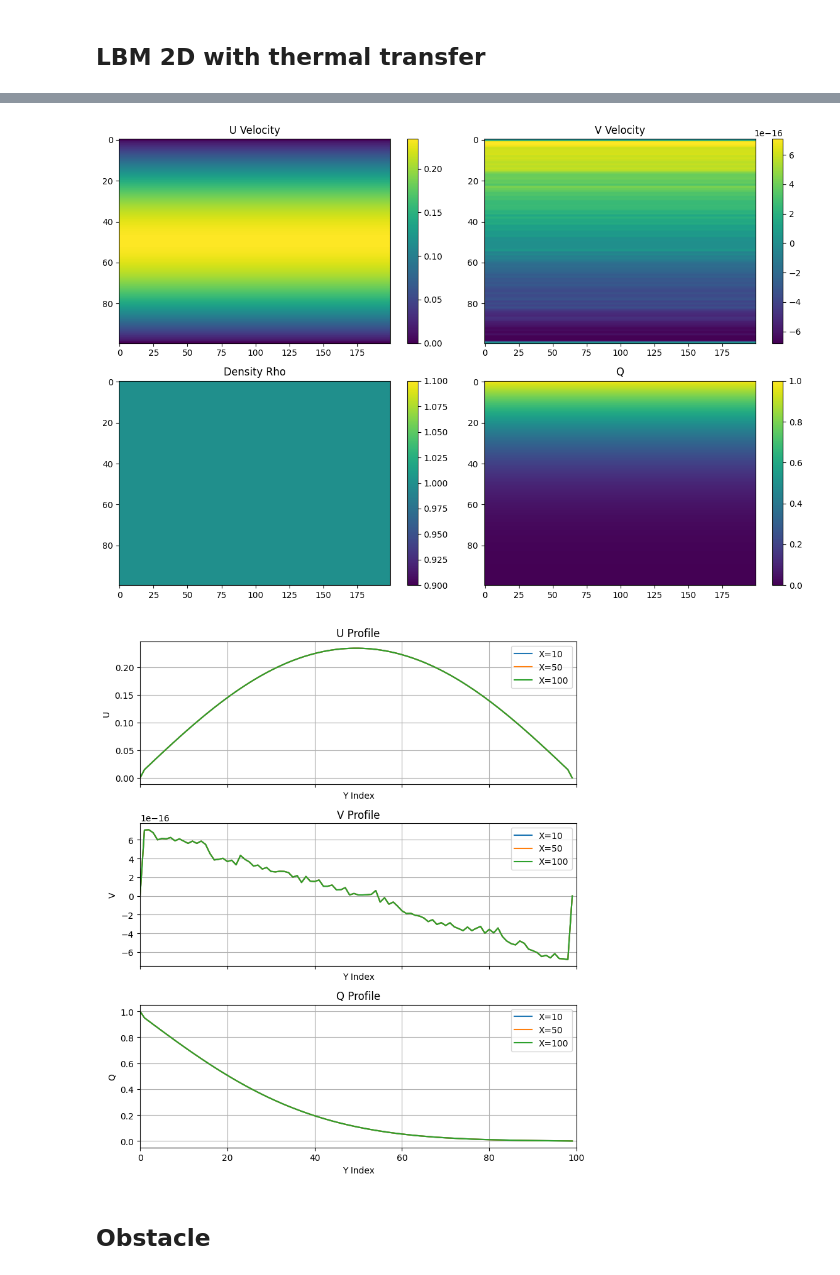
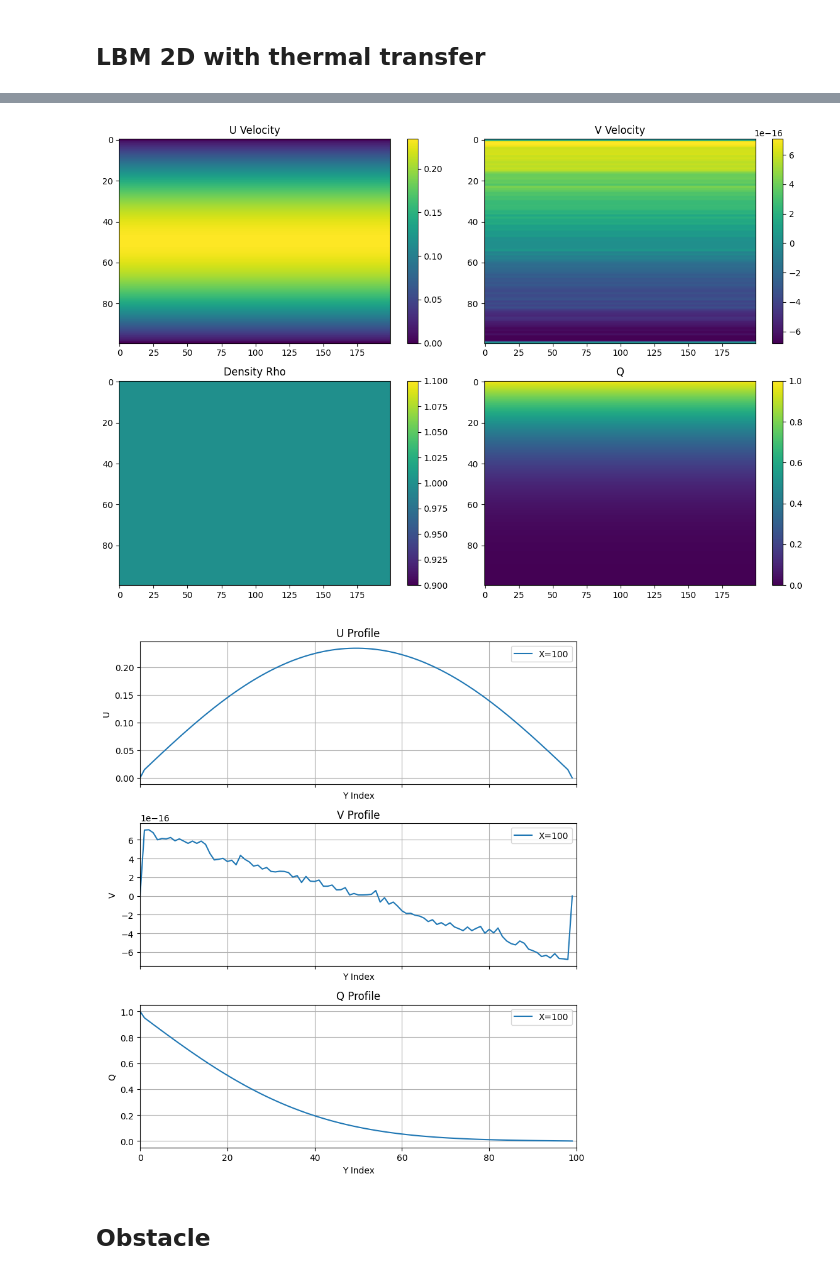
Before and after one commit to LouisPauchet/2024_INSA_LBM, a Jupyter notebook: LBM_2D_Live.ipynb, the cells around one changed output, grey strips where cells are left out. Drawn from its saved outputs; the diff is of its cells as text; code cells hidden in the pictures.

```diff
--- a/LBM_2D_Live.ipynb
+++ b/LBM_2D_Live.ipynb
@@ -5,45 +5,45 @@ import matplotlib.pyplot as plt
 # %% [markdown]
 ## LBM 2D with thermal transfer
 # %%
-def boundary(sim):
-        """
-        Apply boundary conditions.
-        """
-        sim.Q[:, 0] = 1
-        sim.Q[:, sim.Ny - 1] = 0
+        def boundary(sim):
+                """
+                Apply boundary conditions.
+                """
+                sim.Q[:, 0] = 1
+                sim.Q[:, sim.Ny - 1] = 0
 
-        sim.XF[:, 0, 4, :] = sim.XF[:, 0, 3, :]
-        sim.XF[:, 0, 6, :] = sim.XF[:, 0, 5, :]
-        sim.XF[:, 0, 7, :] = sim.XF[:, 0, 8, :]
+                sim.XF[:, 0, 4, :] = sim.XF[:, 0, 3, :]
+                sim.XF[:, 0, 6, :] = sim.XF[:, 0, 5, :]
+                sim.XF[:, 0, 7, :] = sim.XF[:, 0, 8, :]
 
-        sim.XF[:, sim.Ny - 1, 3, :] = sim.XF[:, sim.Ny - 1, 4, :]
-        sim.XF[:, sim.Ny - 1, 5, :] = sim.XF[:, sim.Ny - 1, 6, :]
-        sim.XF[:, sim.Ny - 1, 8, :] = sim.XF[:, sim.Ny - 1, 7, :]
+                sim.XF[:, sim.Ny - 1, 3, :] = sim.XF[:, sim.Ny - 1, 4, :]
+                sim.XF[:, sim.Ny - 1, 5, :] = sim.XF[:, sim.Ny - 1, 6, :]
+                sim.XF[:, sim.Ny - 1, 8, :] = sim.XF[:, sim.Ny - 1, 7, :]
 
-        sim.XF[0, :, :, :] = sim.XF[sim.Nx - 2, :, :, :]
-        sim.XF[sim.Nx - 1, :, :, :] = sim.XF[1, :, :, :]
+                sim.XF[0, :, :, :] = sim.XF[sim.Nx - 2, :, :, :]
+                sim.XF[sim.Nx - 1, :, :, :] = sim.XF[1, :, :, :]
 
-        sim.equilibrium()
-        sim.XF[:, 0, :, 1] = sim.XFEQ[:, 0, :, 1]
-        sim.XF[:, sim.Ny - 1, :, 1] = sim.XFEQ[:, sim.Ny - 1, :, 1]
+                sim.equilibrium()
+                sim.XF[:, 0, :, 1] = sim.XFEQ[:, 0, :, 1]
+                sim.XF[:, sim.Ny - 1, :, 1] = sim.XFEQ[:, sim.Ny - 1, :, 1]
 
-Nx, Ny = 200, 100
-lbm = LatticeBoltzmann2D(Nx, Ny, U0=0.3, Tau=2.0, nt=1000)
+        Nx, Ny = 200, 100
+        lbm = LatticeBoltzmann2D(Nx, Ny, U0=0.3, Tau=2.0, nt=1000)
 
-lbm.add_boundary_condition(boundary)
+        lbm.add_boundary_condition(boundary)
 
-lbm.initialize()
+        lbm.initialize()
 
-lbm.plot_moments()
+        lbm.plot_moments(save="./figures/2D_heat_velocity_init.png")
 
-lbm.simulate()
+        lbm.simulate()
 
-lbm.plot_moments()
-lbm.plot_profile([10,50,100], ["U", 'V', 'Q'])
+        lbm.plot_moments(save="./figures/2D_heat_velocity_moments.png")
+        lbm.plot_profile([100], ["U", 'V', 'Q'], save="./figures/2D_heat_velocity_profiles.png")
 # %% [output]
 [figure]
 [figure]
-[figure, old version]
+[figure, new version]
 # %% [markdown]
 ## Obstacle
 # %%
```
Also changed, not shown: parts of 2 cells of this notebook, 1 other file.
